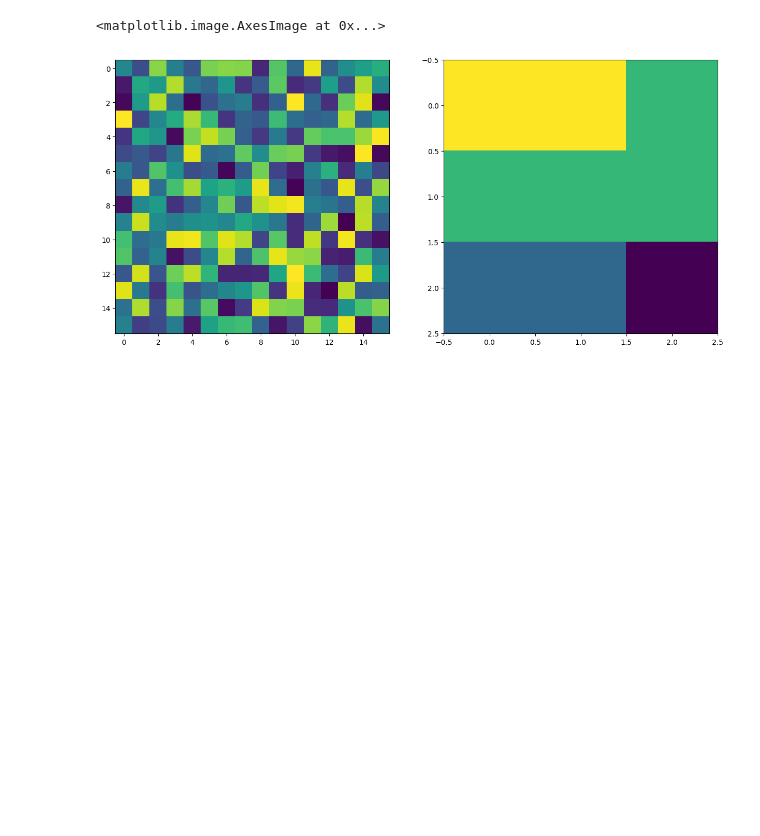
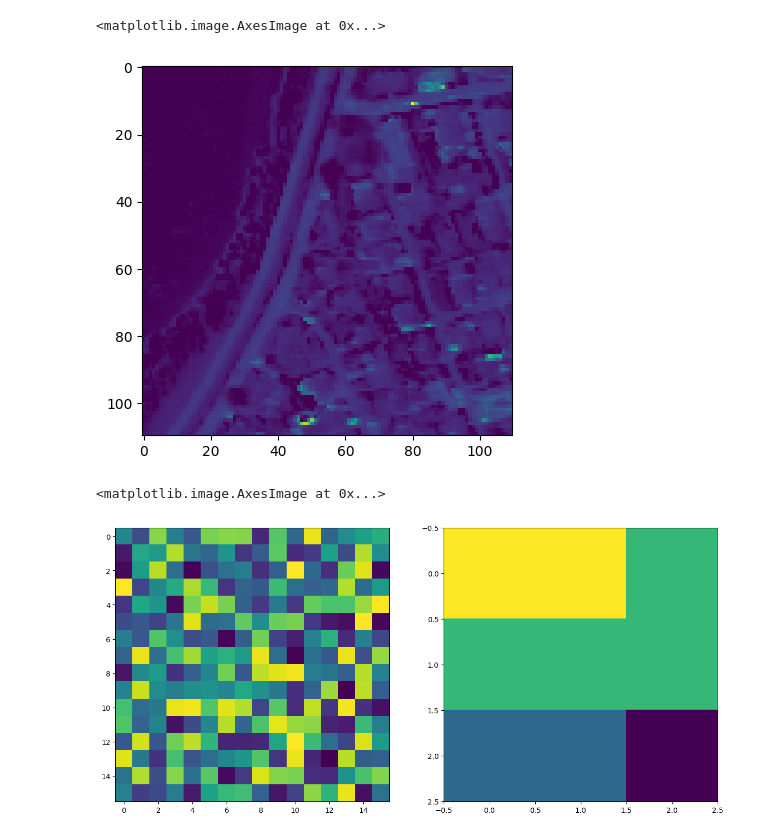
Before and after one commit to edabier/SS-HSU_benchmark, a Jupyter notebook: test_wavelets.ipynb, the cells around one changed output. Saved outputs shown, nothing was run; the diff lists cells and outputs as text; code cells hidden in the pictures; blank space fills up the shorter version.

```diff
--- a/test_wavelets.ipynb
+++ b/test_wavelets.ipynb
@@ -96,3 +133,39 @@ torch.Size([15, 6])
+# %%
+Y = hsi
+if Y.dim() != 2:
+    Y = Y.reshape(Y.shape[0], Y.shape[1]*Y.shape[2])
+B1, N = Y.shape
+B2, c = e_avg.shape
+
+if B1 != B2:
+    raise ValueError("M and U must have the same number of spectral bands.")
+
+eet = e_avg.T @ e_avg
+eet_inv = torch.linalg.inv(eet)
+eet_inv_eT = eet_inv @ e_avg.T  # (c x p)
+
+# Unconstrained least squares for all pixels: (c x N)
+abd_ls = eet_inv_eT @ Y
+
+# Apply sum-to-one constraint
+ones_row = torch.ones(1, c, device=Y.device)
+ones_col = torch.ones(c, 1, device=Y.device)
+scaling = ones_row @ eet_inv @ ones_col
+sum_ls = ones_row @ abd_ls  # (1 x N)
+abd_fcls = abd_ls - eet_inv @ ones_col @ (1 / scaling) * (sum_ls - 1)
+
+# Clip negative abundances to zero
+abd_clipped = torch.clamp(abd_fcls, min=0)
+sum_abd = torch.sum(abd_clipped, dim=0, keepdim=True)  # (1 x N)
+# Avoid division by zero (if all abundances are zero for a pixel)
+sum_abd[sum_abd == 0] = 1  # Set to 1 to avoid NaN
+A = abd_clipped / sum_abd
+# %%
+A_reshaped = A.reshape(A.shape[0], int(A.shape[1]**0.5), int(A.shape[1]**0.5))
+plt.imshow(A_reshaped[0,:,:])
+# %% [output]
+<matplotlib.image.AxesImage at 0x...>
+[figure, added]
 # %%
 import pywt
 
```
Also changed, not shown: parts of 10 cells of this notebook, 10 other files.
